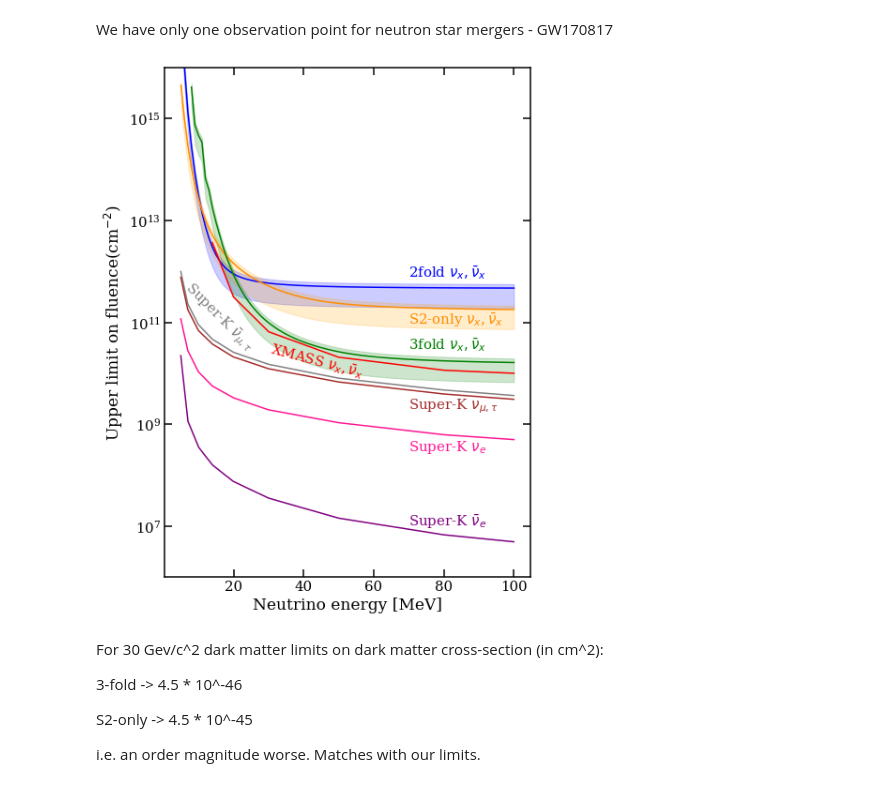
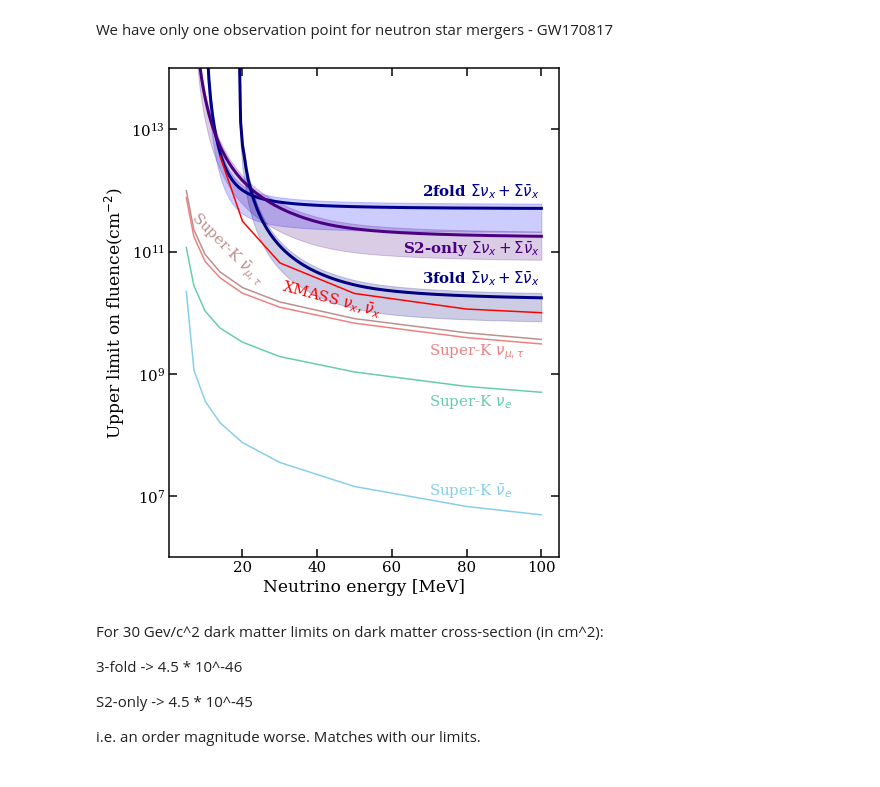
Before and after one commit to XENON1T/Gravitational-Waves, a Jupyter notebook: CEvNS+Neutrino+limit.ipynb, the cells around one changed output. Saved outputs shown, nothing was run; the diff lists cells and outputs as text; code cells hidden in the pictures.

```diff
--- a/CEvNS+Neutrino+limit.ipynb
+++ b/CEvNS+Neutrino+limit.ipynb
@@ -460,6 +464,7 @@ energy_S2only = acc_data['Energy'] * keV
 accept_S2only = interp1d(energy_S2only, accept, bounds_error=False, fill_value=0, kind='linear')
 # %%
 acc_data = pd.read_csv('NR_acceptance_NSI_UL_200811.csv').drop(columns='Unnamed: 0')
+acc_data = acc_data[acc_data['energy']>=Threshold_2fold].reset_index(drop=True)
 accept = acc_data['acceptance']
 energy_2fold = acc_data['energy'] * keV
 accept_2fold = interp1d(energy_2fold, accept, bounds_error=False, fill_value=0, kind='linear')
@@ -483,21 +491,27 @@ acceptanceFileNames = [
 ]
 percentiles = [pickle.load(open(af + '.pkl', 'rb')) for af in acceptanceFileNames]
 
-energyEdges = percentiles[0]['energy_edges']* keV
+energyEdges = percentiles[0]['energy_edges']
 energy_3fold = (energyEdges[1:] + energyEdges[:-1]) / 2.
 
-accept = percentiles[0]['energy']['totalcombacc'].T[1]
-accept_3fold_SR0 = interp1d(energy_3fold, accept, bounds_error=False, fill_value=0, kind='linear')
 
-accept = percentiles[1]['energy']['totalcombacc'].T[1]
-accept_3fold_SR1 = interp1d(energy_3fold, accept, bounds_error=False, fill_value=0, kind='linear')
+acc_data = pd.DataFrame(list(zip(energy_3fold, percentiles[0]['energy']['totalcombacc'].T[1], percentiles[1]['energy']['totalcombacc'].T[1]
+)),
+               columns =['energy', 'acceptance_SR0', 'acceptance_SR1'])
 
+acc_data = acc_data[acc_data['energy']>=_3fold_min]
+acc_data = acc_data[acc_data['energy']<=_3fold_max].reset_index(drop=True)
+
+energy_3fold = acc_data['energy']*keV
+accept_3fold_SR0 = interp1d(energy_3fold, acc_data["acceptance_SR0"], bounds_error=False, fill_value=0, kind='linear')
+accept_3fold_SR1 = interp1d(energy_3fold, acc_data["acceptance_SR1"], bounds_error=False, fill_value=0, kind='linear')
 plt.plot(energy_3fold / keV, accept_3fold_SR0(energy_3fold), label="SR0")
 plt.plot(energy_3fold / keV, accept_3fold_SR1(energy_3fold), label="SR1")
 
 plt.xlabel('NR recoil energy [keV]')
 plt.ylabel('Acceptance')
 plt.title("3-fold acceptance")
+plt.ylim(0,1)
 plt.legend()
 plt.show()
 # %% [output]
@@ -734,5 +708,5 @@ array([  5.,   6.,   7.,   8.,   9.,  10.,  11.,  12.,  13.,  14.,  15.,
 # %%
-Neutrino_Energy = np.linspace(5, 100, 96)*MeV
+Neutrino_Energy = np.linspace(5, 100, 191)*MeV
 
 def calc_rate_Ev(energy, accept, fm):
     total_rate_Ev = []
@@ -863,52 +837,52 @@ upper_lim_fluence_S2only_up = 2.3/(rate_Ev_S2only*modification_up)
 Anti_neutrinio_x = pd.read_csv('Anti_neutrino_x.csv')
 neutrinio_x = pd.read_csv('neutrino_x.csv')
 Anti_neutrinio_e = pd.read_csv('anti_neutrino_e.csv')
 neutrinio_e = pd.read_csv('neutrino_e.csv')
 XMASS_neutrinio = pd.read_csv('XMASS_neutrino.csv')
 
-fig, ax = plt.subplots(1, 1, figsize=(7,10))
+fig, ax = plt.subplots(1, 1, figsize=(7,9))
 
 
-plt.plot(Neutrino_Energy/MeV, upper_lim_fluence_2_fold, color="blue", label=r"2fold ${\nu}_x, \bar{\nu}_x$")
+plt.plot(Neutrino_Energy/MeV, upper_lim_fluence_2_fold, color="darkblue",  linewidth = 3, label=r"2fold ${\nu}_x, \bar{\nu}_x$")
 plt.fill_between(Neutrino_Energy/MeV, upper_lim_fluence_2_fold_low, upper_lim_fluence_2_fold_up, color="blue", alpha = 0.2)
-plt.text(70, 8*1e11, r"2fold ${\nu}_x, \bar{\nu}_x$", color="blue")
+plt.text(68, 8*1e11, r"2fold $\Sigma {\nu}_x + \Sigma\bar{\nu}_x$", weight='bold', color="darkblue")
 
-plt.plot(Neutrino_Energy/MeV, upper_lim_fluence_S2only, color="darkorange", label=r"S2only ${\nu}_x, \bar{\nu}_x$")
-plt.fill_between(Neutrino_Energy/MeV, upper_lim_fluence_S2only_low, upper_lim_fluence_S2only_up, color="orange", alpha = 0.2)
-plt.text(70, 9*1e10, r"S2-only ${\nu}_x, \bar{\nu}_x$", color="darkorange")
+plt.plot(Neutrino_Energy/MeV, upper_lim_fluence_S2only, color="indigo",  linewidth = 3, label=r"S2only ${\nu}_x, \bar{\nu}_x$")
+plt.fill_between(Neutrino_Energy/MeV, upper_lim_fluence_S2only_low, upper_lim_fluence_S2only_up, color="indigo", alpha = 0.2)
+plt.text(63, 9*1e10, r"S2-only $\Sigma {\nu}_x + \Sigma\bar{\nu}_x$", weight='bold', color="indigo")
 
-plt.plot(Neutrino_Energy/MeV, upper_lim_fluence_3_fold, color="green", label=r"3fold ${\nu}_x, \bar{\nu}_x$")
-plt.fill_between(Neutrino_Energy/MeV, upper_lim_fluence_3_fold_low, upper_lim_fluence_3_fold_up, color="green", alpha = 0.2)
-plt.text(70, 3*1e10, r"3fold ${\nu}_x, \bar{\nu}_x$", color="green")
+plt.plot(Neutrino_Energy/MeV, upper_lim_fluence_3_fold, color="navy",  linewidth = 3, label=r"3fold ${\nu}_x, \bar{\nu}_x$")
+plt.fill_between(Neutrino_Energy/MeV, upper_lim_fluence_3_fold_low, upper_lim_fluence_3_fold_up, color="navy", alpha = 0.2)
+plt.text(68, 3*1e10, r"3fold $\Sigma {\nu}_x + \Sigma\bar{\nu}_x$", weight='bold', color="navy")
 
 plt.plot(XMASS_neutrinio['Energy'], XMASS_neutrinio['fluence'], color="red", label=r"XMASS ${\nu}_x, \bar{\nu}_x$")
 plt.text(30, 8.5*1e9, r"XMASS ${\nu}_x, \bar{\nu}_x$", color="red", rotation = -15)
 
-plt.plot(Anti_neutrinio_x['Energy'], Anti_neutrinio_x['fluence'], color="gray", label=r"Super-K $\bar{\nu}_{\mu,\tau}$")
-plt.text(5, 3*1e10, r"Super-K $\bar{\nu}_{\mu,\tau}$", color="gray", rotation = -45)
+plt.plot(Anti_neutrinio_x['Energy'], Anti_neutrinio_x['fluence'], color="rosybrown", label=r"Super-K $\bar{\nu}_{\mu,\tau}$")
+plt.text(5, 3*1e10, r"Super-K $\bar{\nu}_{\mu,\tau}$", color="rosybrown", rotation = -45)
 
-plt.plot(neutrinio_x['Energy'], neutrinio_x['fluence'], label=r"Super-K ${\nu}_{\mu,\tau}$", color="brown")
-plt.text(70, 2*1e9, r"Super-K ${\nu}_{\mu,\tau}$", color="brown")
+plt.plot(neutrinio_x['Energy'], neutrinio_x['fluence'], label=r"Super-K ${\nu}_{\mu,\tau}$", color="lightcoral")
+plt.text(70, 2*1e9, r"Super-K ${\nu}_{\mu,\tau}$", color="lightcoral")
 
-plt.plot(neutrinio_e['Energy'], neutrinio_e['fluence'], label=r"Super-K ${\nu}_e$", color="deeppink")
-plt.text(70, 3*1e8, r"Super-K ${\nu}_e$", color="deeppink")
+plt.plot(neutrinio_e['Energy'], neutrinio_e['fluence'], label=r"Super-K ${\nu}_e$", color="mediumaquamarine")
+plt.text(70, 3*1e8, r"Super-K ${\nu}_e$", color="mediumaquamarine")
 
-plt.plot(Anti_neutrinio_e['Energy'], Anti_neutrinio_e['fluence'], label=r"Super-K $\bar{\nu}_e$", color="purple")
-plt.text(70, 1e7, r"Super-K $\bar{\nu}_e$", color="purple")
+plt.plot(Anti_neutrinio_e['Energy'], Anti_neutrinio_e['fluence'], label=r"Super-K $\bar{\nu}_e$", color="skyblue")
+plt.text(70, 1e7, r"Super-K $\bar{\nu}_e$", color="skyblue")
 
 #ax.set_title(r"(Total events/flux ")
-ax.set_ylim([1e6, 1e16])
+ax.set_ylim([1e6, 1e14])
 plt.yscale("log")
 #ax.set_xlim([0, 5])
 ax.set_xlabel("Neutrino energy [MeV]")
 ax.set_ylabel(r"Upper limit on fluence(cm$^{-2}$)")
 ax.yaxis.set_ticks_position('both')
 ax.xaxis.set_ticks_position('both')
 #plt.title("NS-NS merger")
 
 plt.show()
 # %% [output]
-[figure, old version]
+[figure, new version]
 # %% [markdown]
 For 30 Gev/c^2 dark matter limits on dark matter cross-section (in cm^2):
 
```
Also changed, not shown: parts of 24 cells of this notebook, 14 other files.
